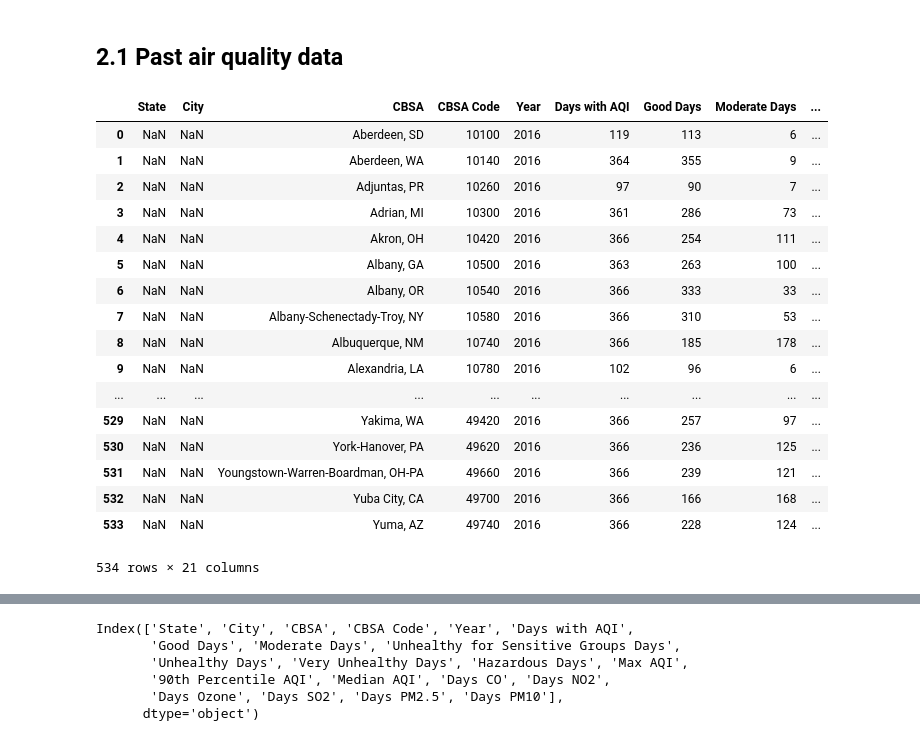
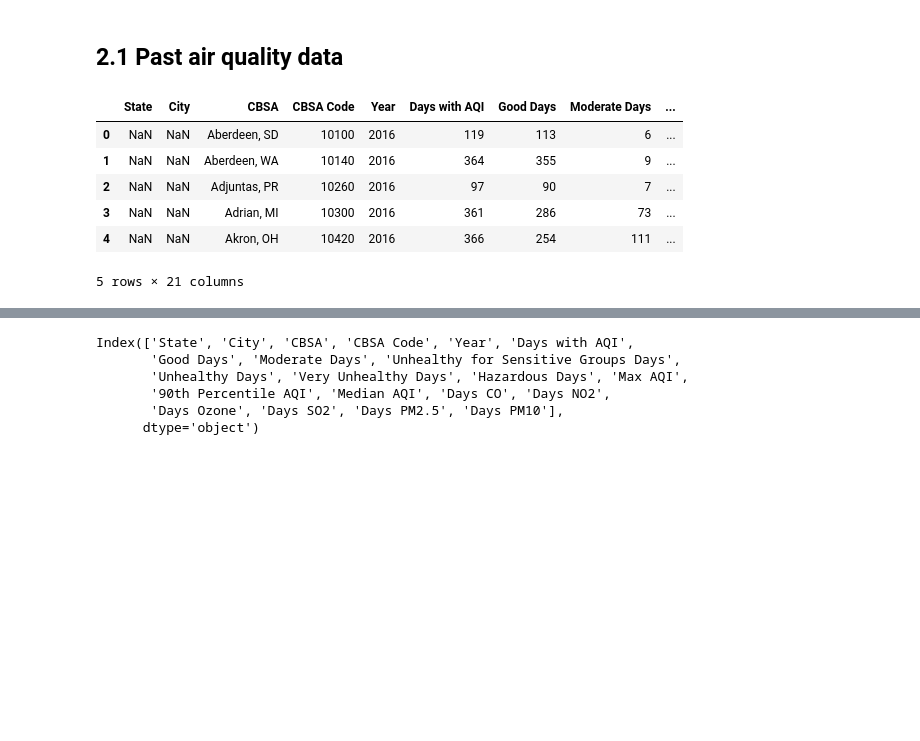
Before and after one commit to robeaseab/Air-Quality-and-Disease, a Jupyter notebook: disease.ipynb, the cells around one changed output, grey strips where cells are left out. Drawn from its saved outputs; the diff is of its cells as text; code cells hidden in the pictures; blank space fills up the shorter version.

```diff
--- a/disease.ipynb
+++ b/disease.ipynb
@@ -313,26 +271,15 @@ disease_2016_df.to_csv("Output/disease_2016.csv", index=False, encoding="utf-8",
 # %%
 air_file = "Resources/annual_aqi_by_cbsa_2016.csv"
 air_2016_df = pd.read_csv(air_file, index_col=None)
-air_2016_df
+air_2016_df.head()
 # %% [output]
 |  | State | City | CBSA | CBSA Code | Year | Days with AQI | Good Days | Moderate Days | ... |
 | 0 | NaN | NaN | Aberdeen, SD | 10100 | 2016 | 119 | 113 | 6 | ... |
 | 1 | NaN | NaN | Aberdeen, WA | 10140 | 2016 | 364 | 355 | 9 | ... |
 | 2 | NaN | NaN | Adjuntas, PR | 10260 | 2016 | 97 | 90 | 7 | ... |
 | 3 | NaN | NaN | Adrian, MI | 10300 | 2016 | 361 | 286 | 73 | ... |
 | 4 | NaN | NaN | Akron, OH | 10420 | 2016 | 366 | 254 | 111 | ... |
-| 5 | NaN | NaN | Albany, GA | 10500 | 2016 | 363 | 263 | 100 | ... |
-| 6 | NaN | NaN | Albany, OR | 10540 | 2016 | 366 | 333 | 33 | ... |
-| 7 | NaN | NaN | Albany-Schenectady-Troy, NY | 10580 | 2016 | 366 | 310 | 53 | ... |
-| 8 | NaN | NaN | Albuquerque, NM | 10740 | 2016 | 366 | 185 | 178 | ... |
-| 9 | NaN | NaN | Alexandria, LA | 10780 | 2016 | 102 | 96 | 6 | ... |
-| ... | ... | ... | ... | ... | ... | ... | ... | ... | ... |
-| 529 | NaN | NaN | Yakima, WA | 49420 | 2016 | 366 | 257 | 97 | ... |
-| 530 | NaN | NaN | York-Hanover, PA | 49620 | 2016 | 366 | 236 | 125 | ... |
-| 531 | NaN | NaN | Youngstown-Warren-Boardman, OH-PA | 49660 | 2016 | 366 | 239 | 121 | ... |
-| 532 | NaN | NaN | Yuba City, CA | 49700 | 2016 | 366 | 166 | 168 | ... |
-| 533 | NaN | NaN | Yuma, AZ | 49740 | 2016 | 366 | 228 | 124 | ... |
-534 rows × 21 columns
+5 rows × 21 columns
 # %%
 air_2016_df = air_2016_df.dropna(how="any")
 # %%
```
Also changed, not shown: parts of 16 cells of this notebook.
